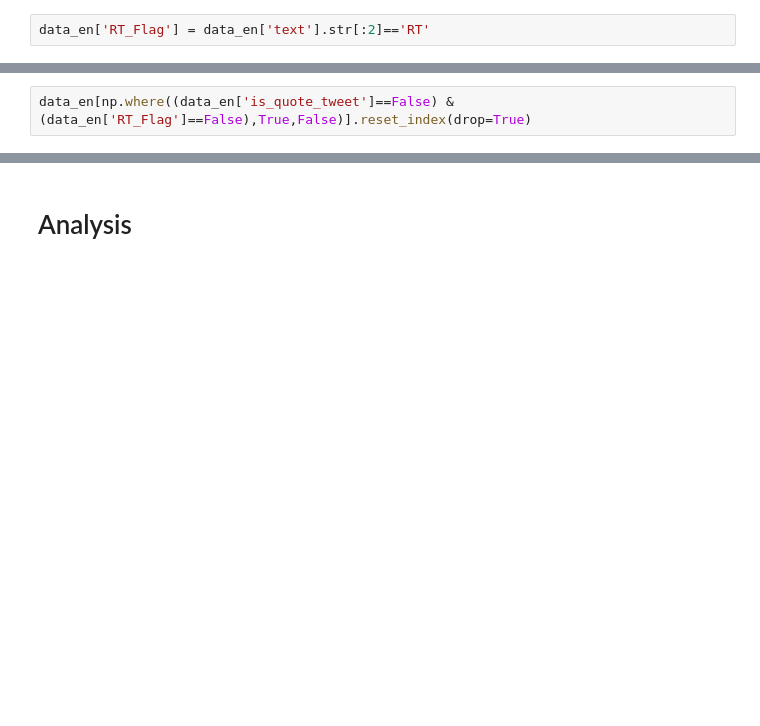
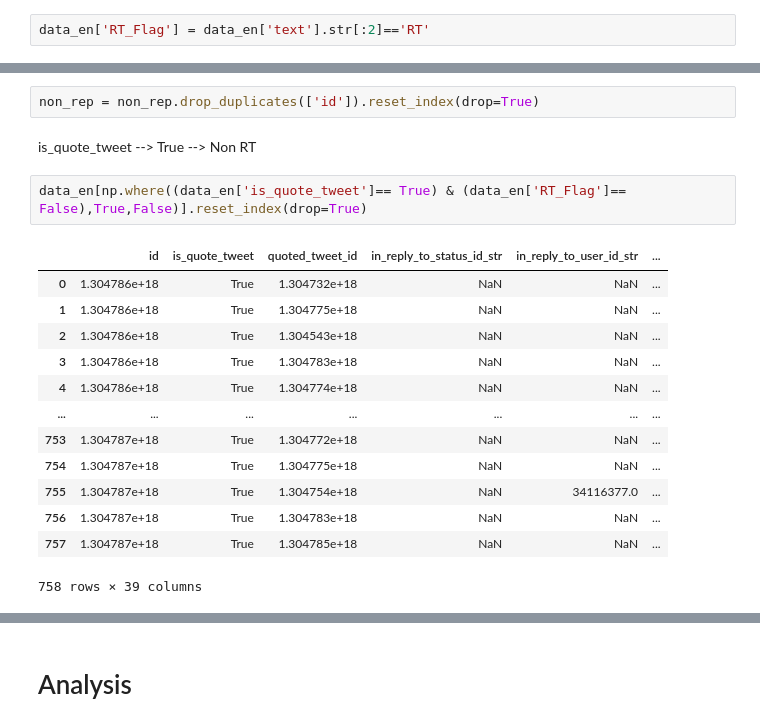
Before and after one commit to Manikya-Varshney/Twitter-Analysis, a Jupyter notebook: Implementation.ipynb, the cells around one changed output, grey strips where cells are left out. Saved outputs shown, nothing was run; the diff lists cells and outputs as text; blank space fills up the shorter version.

Commit message:
Data Cleaning

```diff
--- a/Implementation.ipynb
+++ b/Implementation.ipynb
@@ -67,2 +148,20 @@ data_en['RT_Flag'] = data_en['text'].str[:2]=='RT'
+# %%
+non_rep = non_rep.drop_duplicates(['id']).reset_index(drop=True)
+# %% [markdown]
+is_quote_tweet --> True --> Non RT
 # %%
-data_en[np.where((data_en['is_quote_tweet']==False) & (data_en['RT_Flag']==False),True,False)].reset_index(drop=True)
+data_en[np.where((data_en['is_quote_tweet']== True) & (data_en['RT_Flag']== False),True,False)].reset_index(drop=True)
+# %% [output]
+|  | id | is_quote_tweet | quoted_tweet_id | in_reply_to_status_id_str | in_reply_to_user_id_str | ... |
+| 0 | 1.304786e+18 | True | 1.304732e+18 | NaN | NaN | ... |
+| 1 | 1.304786e+18 | True | 1.304775e+18 | NaN | NaN | ... |
+| 2 | 1.304786e+18 | True | 1.304543e+18 | NaN | NaN | ... |
+| 3 | 1.304786e+18 | True | 1.304783e+18 | NaN | NaN | ... |
+| 4 | 1.304786e+18 | True | 1.304774e+18 | NaN | NaN | ... |
+| ... | ... | ... | ... | ... | ... | ... |
+| 753 | 1.304787e+18 | True | 1.304772e+18 | NaN | NaN | ... |
+| 754 | 1.304787e+18 | True | 1.304775e+18 | NaN | NaN | ... |
+| 755 | 1.304787e+18 | True | 1.304754e+18 | NaN | 34116377.0 | ... |
+| 756 | 1.304787e+18 | True | 1.304783e+18 | NaN | NaN | ... |
+| 757 | 1.304787e+18 | True | 1.304785e+18 | NaN | NaN | ... |
+758 rows × 39 columns
```
Also changed, not shown: parts of 22 cells of this notebook, 1 other file.
